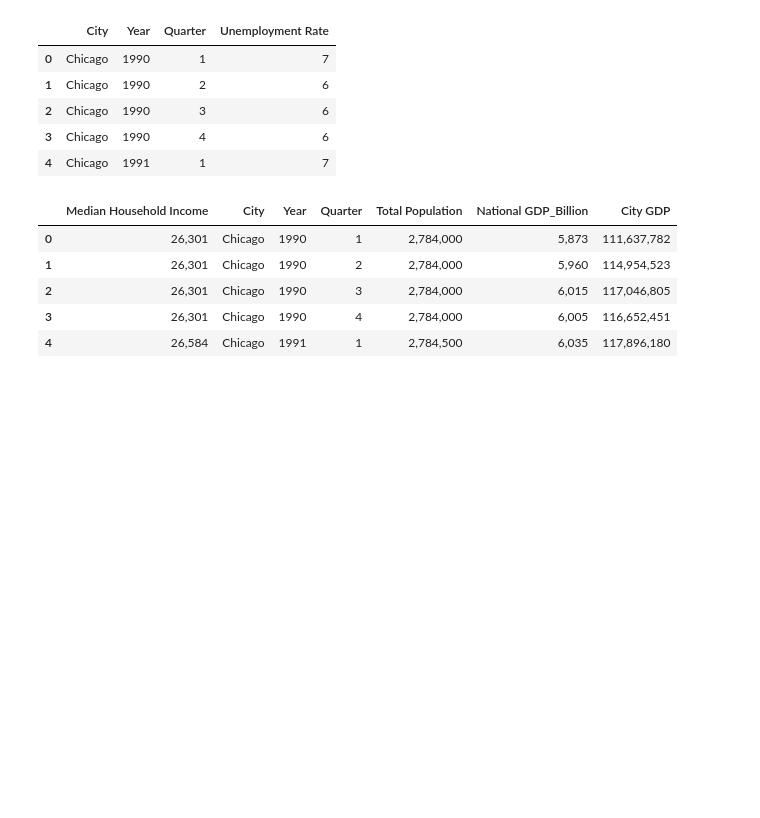
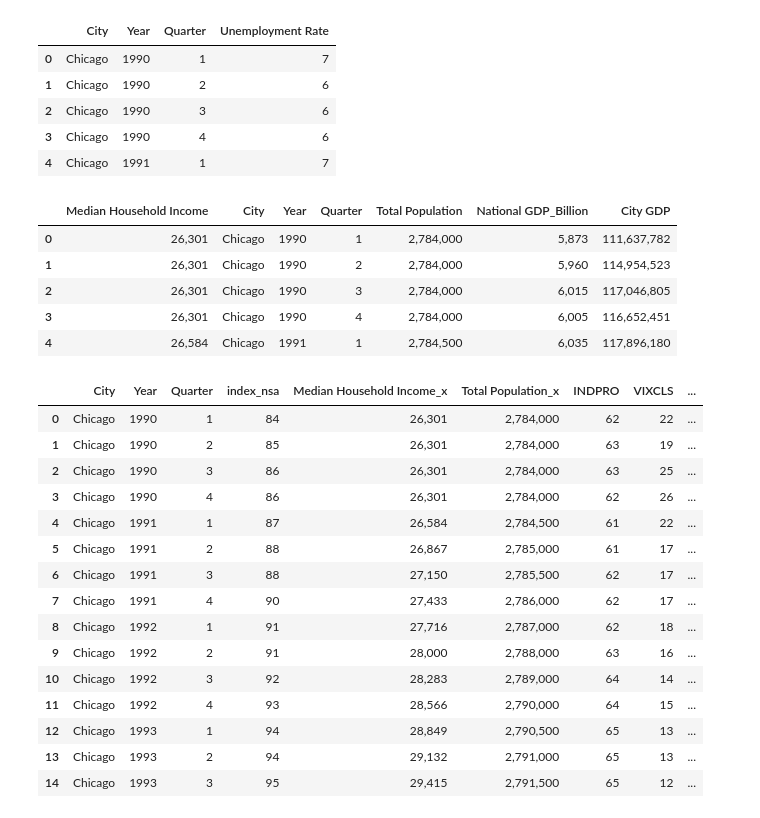
Before and after one commit to katelync12/HomeCast, a Jupyter notebook: cleaned_data.ipynb, the cells around one changed output. Drawn from its saved outputs; the diff is of its cells as text; code cells hidden in the pictures; blank space fills up the shorter version.

Commit message:
Merged the datasets together

```diff
--- a/cleaned_data.ipynb
+++ b/cleaned_data.ipynb
@@ -325,3 +327,29 @@ gdp.head()
 | 2 | 26,301 | Chicago | 1990 | 3 | 2,784,000 | 6,015 | 117,046,805 |
 | 3 | 26,301 | Chicago | 1990 | 4 | 2,784,000 | 6,005 | 116,652,451 |
 | 4 | 26,584 | Chicago | 1991 | 1 | 2,784,500 | 6,035 | 117,896,180 |
+# %%
+merged_df = pd.merge(hpi, demographic, on=['Year', 'Quarter', 'City'], how='left')
+merged_df = pd.merge(merged_df, industrial_production, on=['Year', 'Quarter', 'City'], how='left')
+merged_df = pd.merge(merged_df, vix, on=['Year', 'Quarter', 'City'], how='left')
+merged_df = pd.merge(merged_df, inflation, on=['Year', 'Quarter', 'City'], how='left')
+merged_df = pd.merge(merged_df, unemployment, on=['Year', 'Quarter', 'City'], how='left')
+merged_df = pd.merge(merged_df, gdp, on=['Year', 'Quarter', 'City'], how='left')
+
+merged_df.head(15)
+# %% [output]
+|  | City | Year | Quarter | index_nsa | Median Household Income_x | Total Population_x | INDPRO | VIXCLS | ... |
+| 0 | Chicago | 1990 | 1 | 84 | 26,301 | 2,784,000 | 62 | 22 | ... |
+| 1 | Chicago | 1990 | 2 | 85 | 26,301 | 2,784,000 | 63 | 19 | ... |
+| 2 | Chicago | 1990 | 3 | 86 | 26,301 | 2,784,000 | 63 | 25 | ... |
+| 3 | Chicago | 1990 | 4 | 86 | 26,301 | 2,784,000 | 62 | 26 | ... |
+| 4 | Chicago | 1991 | 1 | 87 | 26,584 | 2,784,500 | 61 | 22 | ... |
+| 5 | Chicago | 1991 | 2 | 88 | 26,867 | 2,785,000 | 61 | 17 | ... |
+| 6 | Chicago | 1991 | 3 | 88 | 27,150 | 2,785,500 | 62 | 17 | ... |
+| 7 | Chicago | 1991 | 4 | 90 | 27,433 | 2,786,000 | 62 | 17 | ... |
+| 8 | Chicago | 1992 | 1 | 91 | 27,716 | 2,787,000 | 62 | 18 | ... |
+| 9 | Chicago | 1992 | 2 | 91 | 28,000 | 2,788,000 | 63 | 16 | ... |
+| 10 | Chicago | 1992 | 3 | 92 | 28,283 | 2,789,000 | 64 | 14 | ... |
+| 11 | Chicago | 1992 | 4 | 93 | 28,566 | 2,790,000 | 64 | 15 | ... |
+| 12 | Chicago | 1993 | 1 | 94 | 28,849 | 2,790,500 | 65 | 13 | ... |
+| 13 | Chicago | 1993 | 2 | 94 | 29,132 | 2,791,000 | 65 | 13 | ... |
+| 14 | Chicago | 1993 | 3 | 95 | 29,415 | 2,791,500 | 65 | 12 | ... |
```
Also changed, not shown: parts of 4 cells of this notebook.
